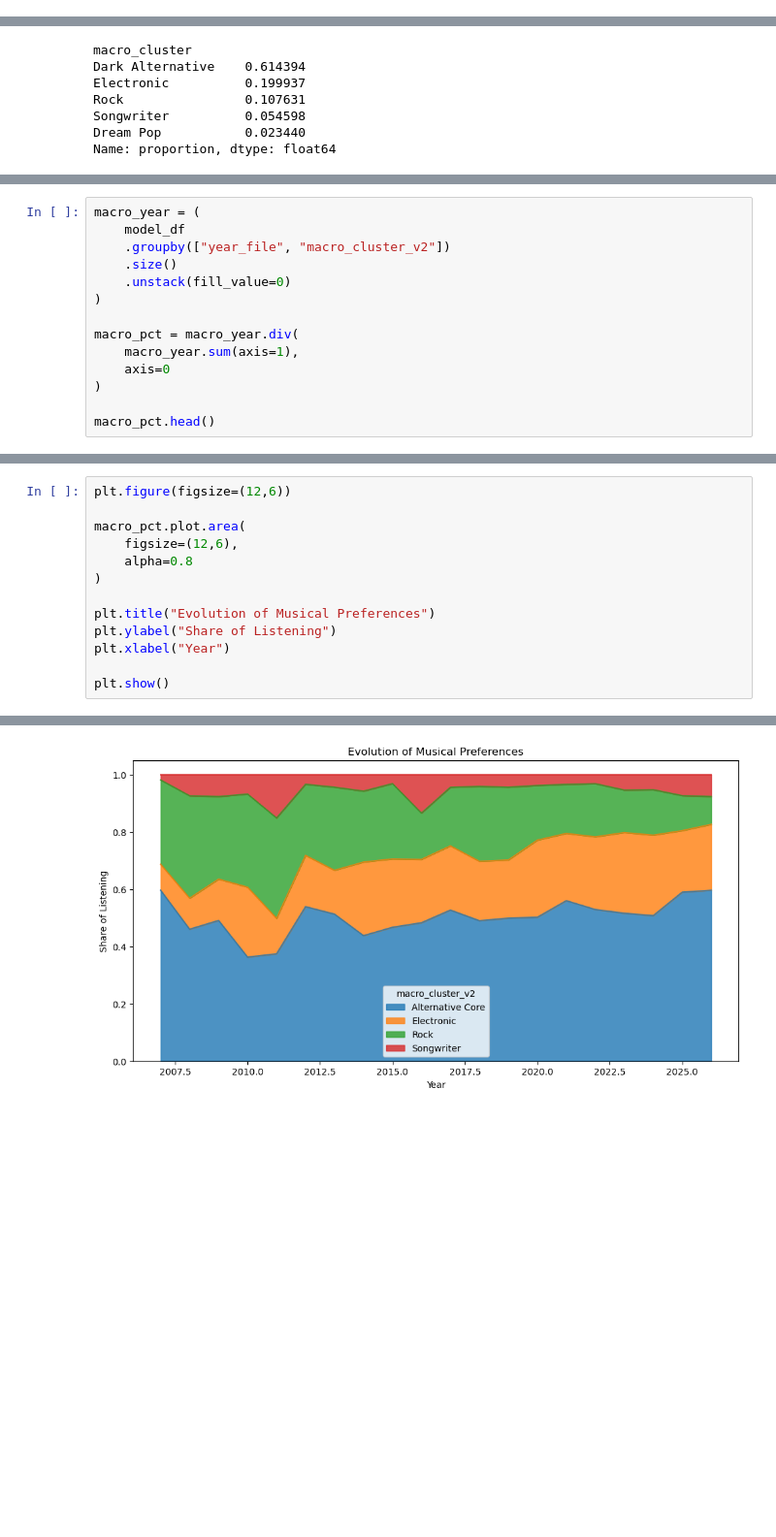
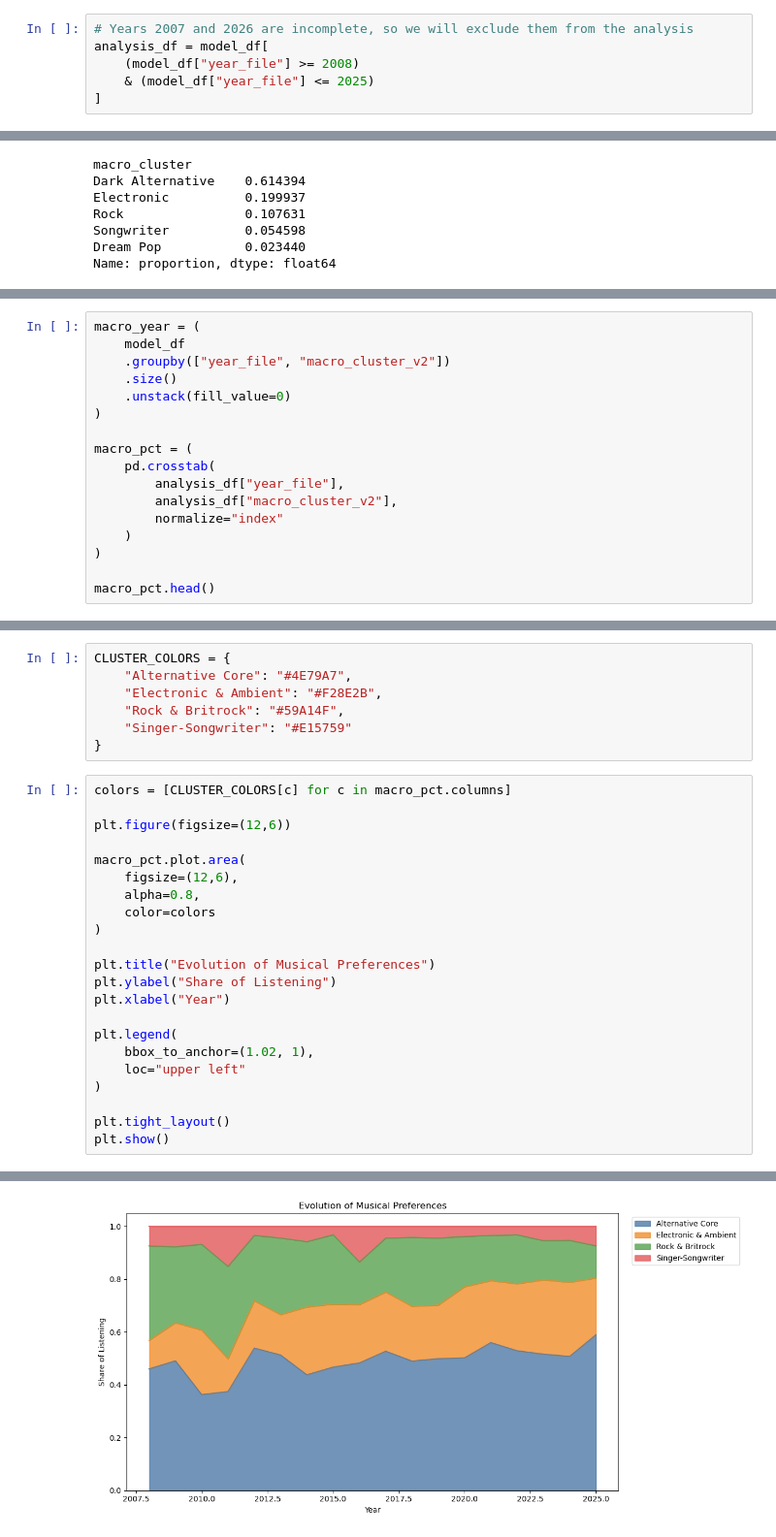
Before and after one commit to fredzell/music-mood-profiler, a Jupyter notebook: notebooks/06_lastfm_clusters_visualization_umap.ipynb, the cells around one changed output, grey strips where cells are left out. Shown at 97% size. Cells and saved outputs as stored; diff of their text form; blank space fills up the shorter version.

```diff
--- a/notebooks/06_lastfm_clusters_visualization_umap.ipynb
+++ b/notebooks/06_lastfm_clusters_visualization_umap.ipynb
@@ -155 +140,7 @@ model_df["mood_cluster"] = model_df["cluster_name"].map(mood_map)
+# %%
+# Years 2007 and 2026 are incomplete, so we will exclude them from the analysis
+analysis_df = model_df[
+    (model_df["year_file"] >= 2008)
+    & (model_df["year_file"] <= 2025)
+]
 # %%
@@ -627,9 +668,12 @@ macro_year = (
     .unstack(fill_value=0)
 )
 
-macro_pct = macro_year.div(
-    macro_year.sum(axis=1),
-    axis=0
+macro_pct = (
+    pd.crosstab(
+        analysis_df["year_file"],
+        analysis_df["macro_cluster_v2"],
+        normalize="index"
+    )
 )
 
 macro_pct.head()
@@ -654,18 +698,34 @@ macro_pct.tail()
+# %%
+CLUSTER_COLORS = {
+    "Alternative Core": "#4E79A7",
+    "Electronic & Ambient": "#F28E2B",
+    "Rock & Britrock": "#59A14F",
+    "Singer-Songwriter": "#E15759"
+}
 # %%
+colors = [CLUSTER_COLORS[c] for c in macro_pct.columns]
+
 plt.figure(figsize=(12,6))
 
 macro_pct.plot.area(
     figsize=(12,6),
-    alpha=0.8
+    alpha=0.8,
+    color=colors
 )
 
 plt.title("Evolution of Musical Preferences")
 plt.ylabel("Share of Listening")
 plt.xlabel("Year")
 
+plt.legend(
+    bbox_to_anchor=(1.02, 1),
+    loc="upper left"
+)
+
+plt.tight_layout()
 plt.show()
 # %% [output]
 <Figure size 1200x600 with 0 Axes>
-[figure, old version]
+[figure, new version]
 # %%
 # Change in listening share over time
```
Also changed, not shown: parts of 23 cells of this notebook.
